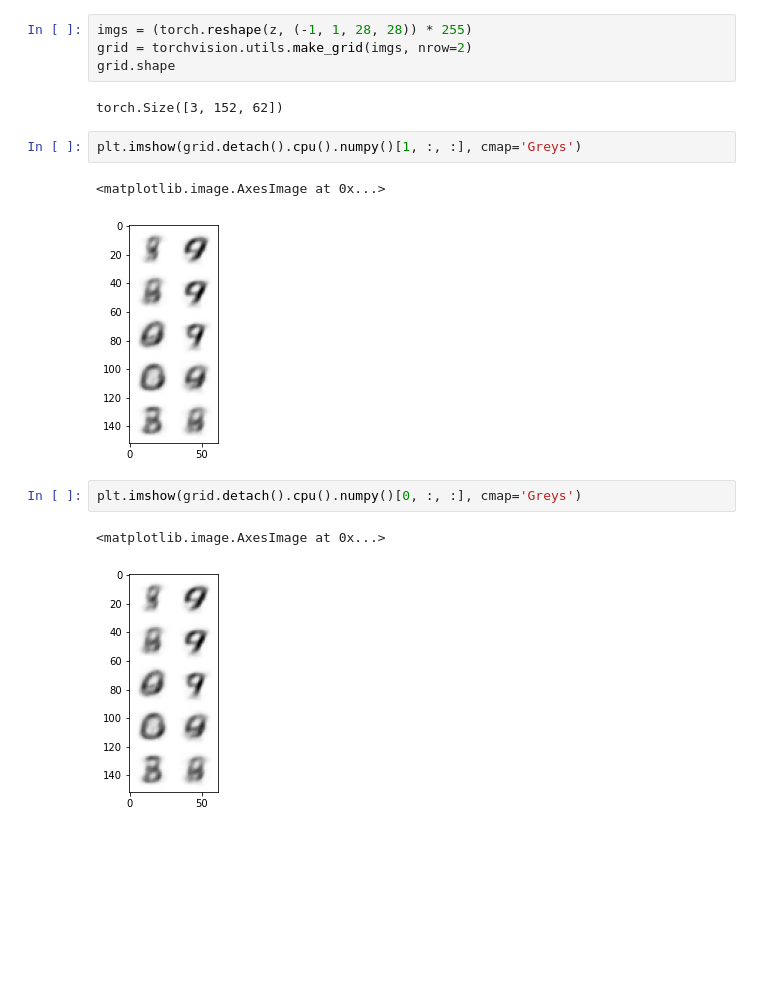
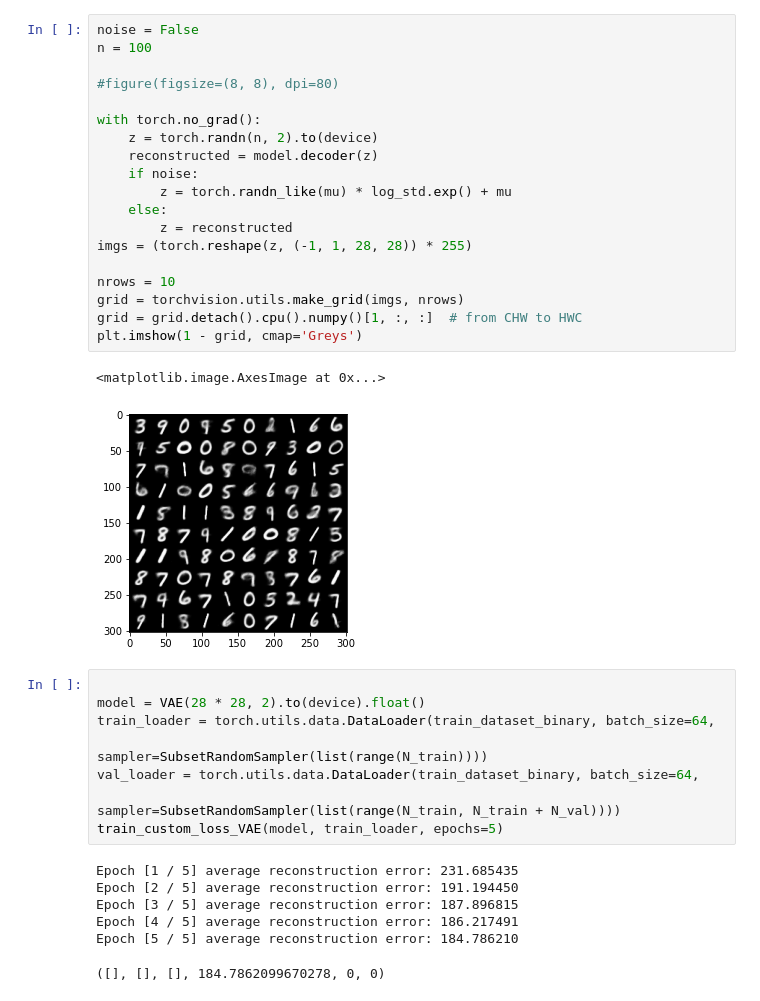
Before and after one commit to anniepank/PixelCNN, a Jupyter notebook: main.ipynb, the cells around one changed output. Drawn from its saved outputs; the diff is of its cells as text; blank space fills up the shorter version.

```diff
--- a/main.ipynb
+++ b/main.ipynb
@@ -623,16 +768,37 @@ plt.imshow(1 - grid, cmap='Greys')
-# %%
-imgs = (torch.reshape(z, (-1, 1, 28, 28)) * 255)
-grid = torchvision.utils.make_grid(imgs, nrow=2)
-grid.shape
-# %% [output]
-torch.Size([3, 152, 62])
-# %%
-plt.imshow(grid.detach().cpu().numpy()[1, :, :], cmap='Greys')
-# %% [output]
-<matplotlib.image.AxesImage at 0x...>
-[figure, removed]
-# %%
-plt.imshow(grid.detach().cpu().numpy()[0, :, :], cmap='Greys')
-# %% [output]
-<matplotlib.image.AxesImage at 0x...>
-[figure, removed]
+# %%
+noise = False
+n = 100
+
+#figure(figsize=(8, 8), dpi=80)
+
+with torch.no_grad():
+    z = torch.randn(n, 2).to(device)
+    reconstructed = model.decoder(z)
+    if noise:
+        z = torch.randn_like(mu) * log_std.exp() + mu
+    else:
+        z = reconstructed
+imgs = (torch.reshape(z, (-1, 1, 28, 28)) * 255)
+
+nrows = 10
+grid = torchvision.utils.make_grid(imgs, nrows)
+grid = grid.detach().cpu().numpy()[1, :, :]  # from CHW to HWC
+plt.imshow(1 - grid, cmap='Greys')
+# %% [output]
+<matplotlib.image.AxesImage at 0x...>
+[figure, added]
+# %%
+
+model = VAE(28 * 28, 2).to(device).float()
+train_loader = torch.utils.data.DataLoader(train_dataset_binary, batch_size=64,
+                                           sampler=SubsetRandomSampler(list(range(N_train))))
+val_loader = torch.utils.data.DataLoader(train_dataset_binary, batch_size=64,
+                                         sampler=SubsetRandomSampler(list(range(N_train, N_train + N_val))))
+train_custom_loss_VAE(model, train_loader, epochs=5)
+# %% [output]
+Epoch [1 / 5] average reconstruction error: 231.685435
+Epoch [2 / 5] average reconstruction error: 191.194450
+Epoch [3 / 5] average reconstruction error: 187.896815
+Epoch [4 / 5] average reconstruction error: 186.217491
+Epoch [5 / 5] average reconstruction error: 184.786210
+([], [], [], 184.7862099670278, 0, 0)
```
Also changed, not shown: parts of 9 cells of this notebook, 3 other files.
